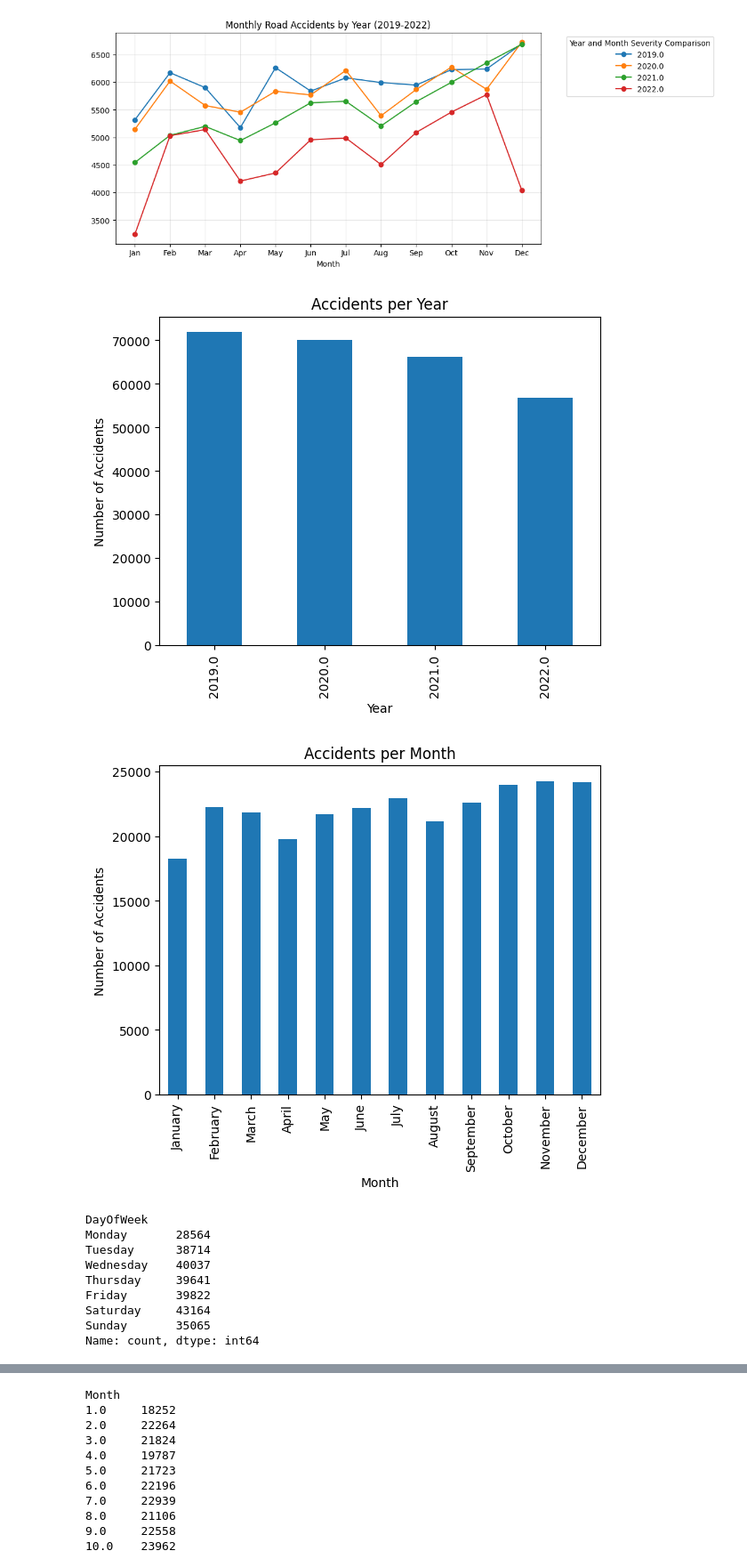
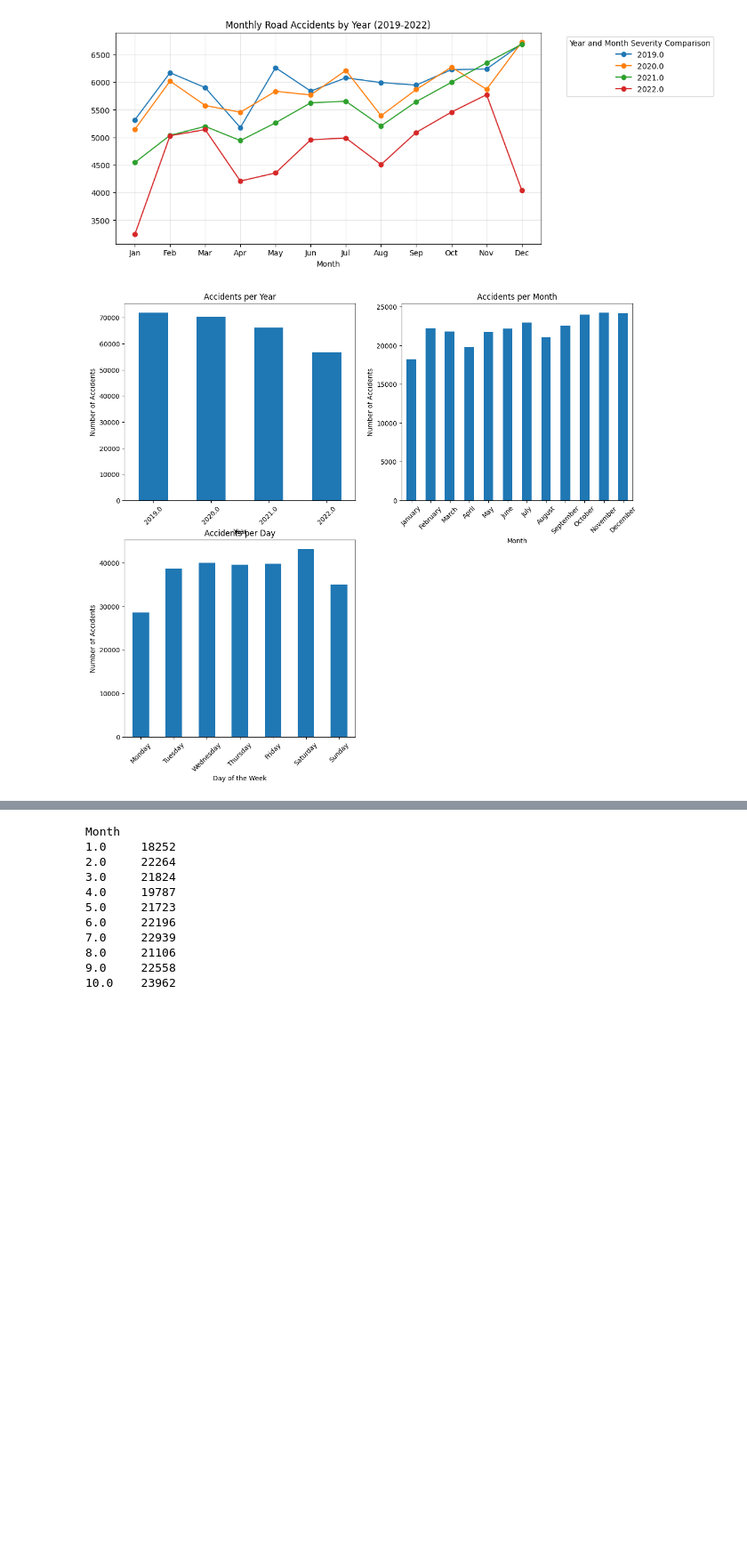
Before and after one commit to jshdnd16/ELEC303-DATA-ANALYTICS-DENADO, a Jupyter notebook: Activity2.ipynb, the cells around one changed output, grey strips where cells are left out. Shown at 89% size. Saved outputs shown, nothing was run; the diff lists cells and outputs as text; code cells hidden in the pictures; blank space fills up the shorter version.

```diff
--- a/Activity2.ipynb
+++ b/Activity2.ipynb
@@ -1511,53 +1512,51 @@ accidents_per_day = df['DayOfWeek'].value_counts().sort_index()
 
 
 #PER YEAR
+plt.subplot(2, 2, 1) # this just makes the pie plot next to each others by specifying which rows and columns to put it in and in what order (rows, cols, position(order)).
 accidents_per_year.plot(kind='bar')
 plt.title('Accidents per Year')
 plt.xlabel('Year')
 plt.ylabel('Number of Accidents')
-plt.show()
+plt.xticks(rotation=45) # It just make the x-labels slightly bent so that it can be read more easily
 
 month_names = {
     1: 'January', 2: 'February', 3: 'March', 4: 'April',
     5: 'May', 6: 'June', 7: 'July', 8: 'August',
     9: 'September', 10: 'October', 11: 'November', 12: 'December'
 }
 
+#PER MONTH
 # Replace numerical months with their names
 accidents_per_month.index = accidents_per_month.index.map(month_names)
 
-
+plt.subplot(2, 2, 2)
 accidents_per_month.plot(kind='bar')
 plt.title('Accidents per Month')
 plt.xlabel('Month')
 plt.ylabel('Number of Accidents')
-plt.show()
+plt.xticks(rotation=45)
 
-
-#accident per day
+#PER DAY
 day_names = {
     0: 'Monday',
     1: 'Tuesday',
     2: 'Wednesday',
     3: 'Thursday',
     4: 'Friday',
     5: 'Saturday',
     6: 'Sunday'
 }
 
-accidents_per_day.index = accidents_per_day.index.map(day_names)
+plt.subplot(2, 2, 3)
+accidents_per_day.index = accidents_per_day.index.map(day_names) # To make the labels in the Accident Per Days be Monday-Sunday instead of numbers.
 accidents_per_day.plot(kind='bar')
 plt.title('Accidents per Day')
-print(accidents_per_day)
+plt.xlabel('Day of the Week')
+plt.ylabel('Number of Accidents')
+plt.xticks(rotation=45)
+
+plt.gcf().set_size_inches(14, 12)
+# plt.tight_layout()
+plt.show()
 # %% [output]
-[figure, old version]
+[figure, new version]
-[figure, removed]
-DayOfWeek
-Monday       28564
-Tuesday      38714
-Wednesday    40037
-Thursday     39641
-Friday       39822
-Saturday     43164
-Sunday       35065
-Name: count, dtype: int64
```
Also changed, not shown: parts of 4 cells of this notebook.
